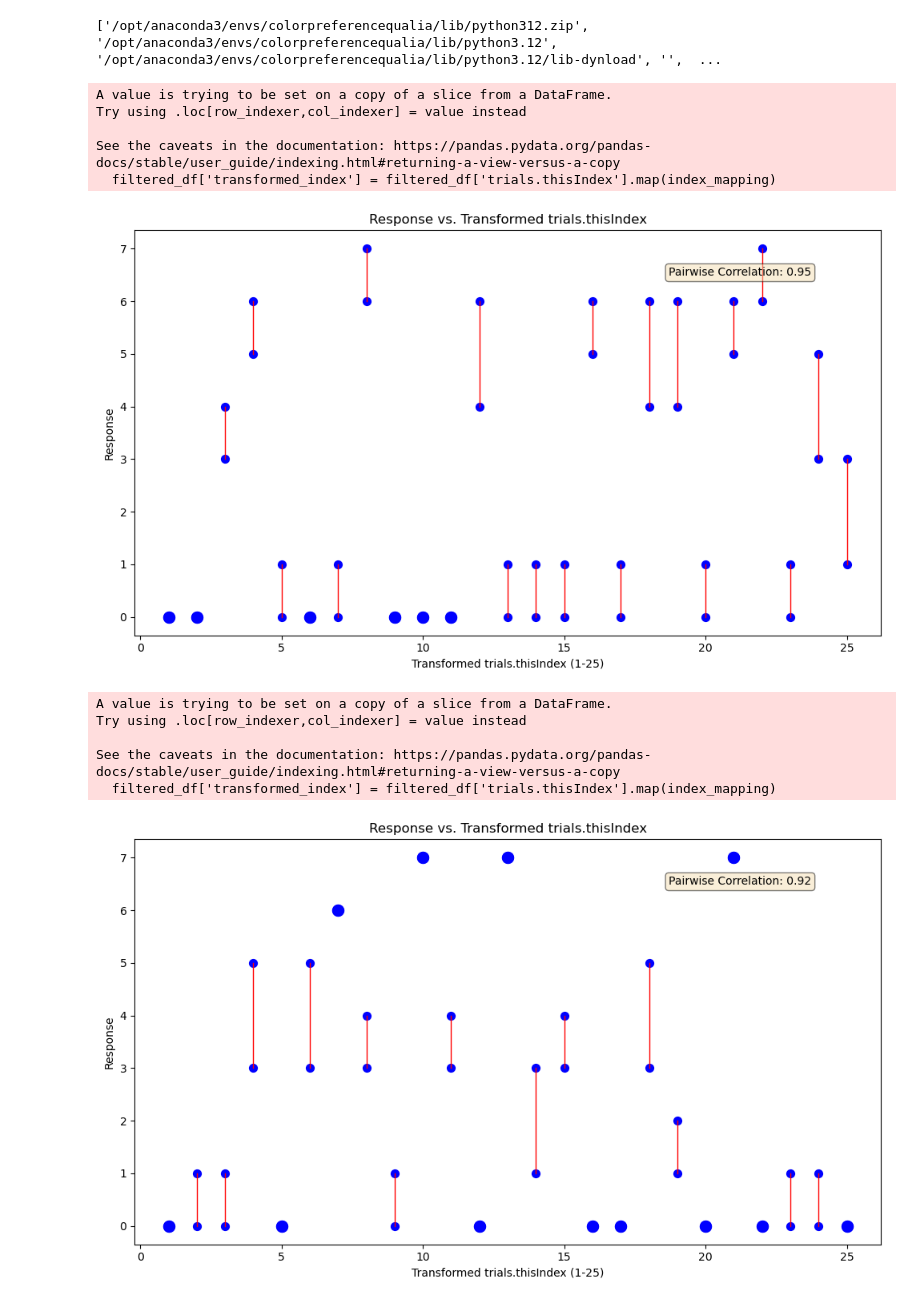
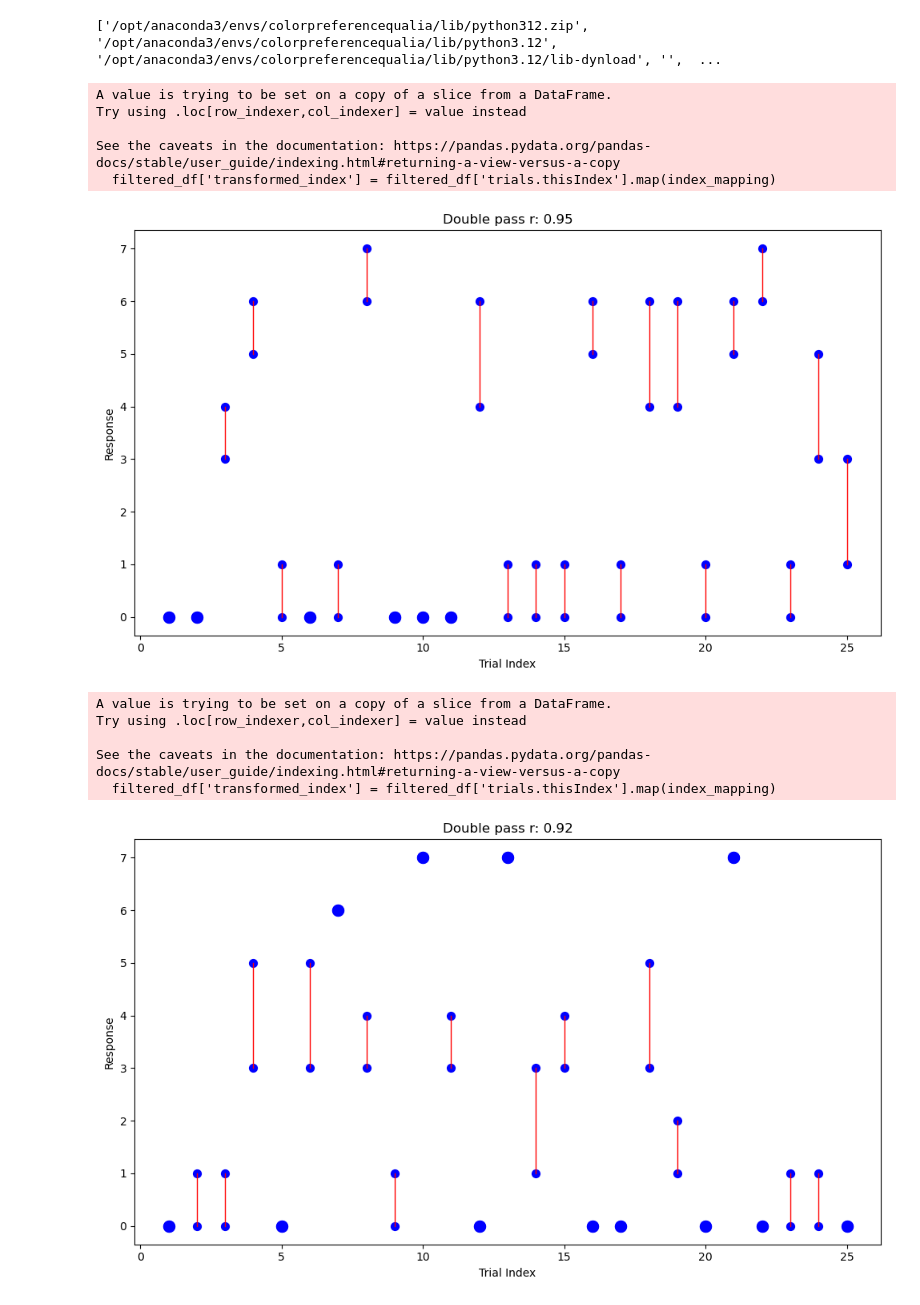
Before and after one commit to MtKana/GWOT_colorprefrencequalia, a Jupyter notebook: GWOT_rawDataQualityCheck_1.ipynb, the cells around one changed output. Cells and saved outputs as stored; diff of their text form; code cells hidden in the pictures.

```diff
--- a/GWOT_rawDataQualityCheck_1.ipynb
+++ b/GWOT_rawDataQualityCheck_1.ipynb
@@ -75,51 +75,42 @@ def process_csv(file_path):
             plt.plot([transformed_index, transformed_index], y, color='red', linewidth=1)
             response_pairs.append(y)  # Collect pairs for correlation calculation
 
     # Calculate overall correlation between paired responses
     if response_pairs:
         first_responses = [pair[0] for pair in response_pairs]
         second_responses = [pair[1] for pair in response_pairs]
         pair_correlation = pd.Series(first_responses).corr(pd.Series(second_responses))
     else:
         pair_correlation = None  # Handle case where no pairs exist
 
     # Display correlation in a textbox
-    plt.xlabel('Transformed trials.thisIndex (1-25)')
+    plt.xlabel('Trial Index')
     plt.ylabel('Response')
-    plt.title('Response vs. Transformed trials.thisIndex')
-    plt.text(
-        max(filtered_df['transformed_index']) * 0.95,
-        max(filtered_df['response']) * 0.95,
-        f"Pairwise Correlation: {pair_correlation:.2f}" if pair_correlation is not None else "No Pairs for Correlation",
-        fontsize=10,
-        verticalalignment='top',
-        horizontalalignment='right',
-        bbox=dict(boxstyle='round', facecolor='wheat', alpha=0.5)
-    )
+    plt.title(f'Double pass r: {pair_correlation:.2f}')
 
     # Save plot as PNG
     plt.tight_layout()
     plt.show()
 
 # Process all CSV files in the specified folder
 folder_path = '/Users/kana/Library/Mobile Documents/com~apple~CloudDocs/Codes/GWOT_raw_data/202411_data'
 for filename in os.listdir(folder_path):
     if filename.endswith('.csv'):
         file_path = os.path.join(folder_path, filename)
         process_csv(file_path)
 # %% [output]
 A value is trying to be set on a copy of a slice from a DataFrame.
 Try using .loc[row_indexer,col_indexer] = value instead
 
 See the caveats in the documentation: https://pandas.pydata.org/pandas-docs/stable/user_guide/indexing.html#returning-a-view-versus-a-copy
   filtered_df['transformed_index'] = filtered_df['trials.thisIndex'].map(index_mapping)
-[figure, old version]
+[figure, new version]
 A value is trying to be set on a copy of a slice from a DataFrame.
 Try using .loc[row_indexer,col_indexer] = value instead
 
 See the caveats in the documentation: https://pandas.pydata.org/pandas-docs/stable/user_guide/indexing.html#returning-a-view-versus-a-copy
   filtered_df['transformed_index'] = filtered_df['trials.thisIndex'].map(index_mapping)
-[figure, old version]
+[figure, new version]
 A value is trying to be set on a copy of a slice from a DataFrame.
 Try using .loc[row_indexer,col_indexer] = value instead
 
```
Also changed, not shown: parts of 1 cell of this notebook.
